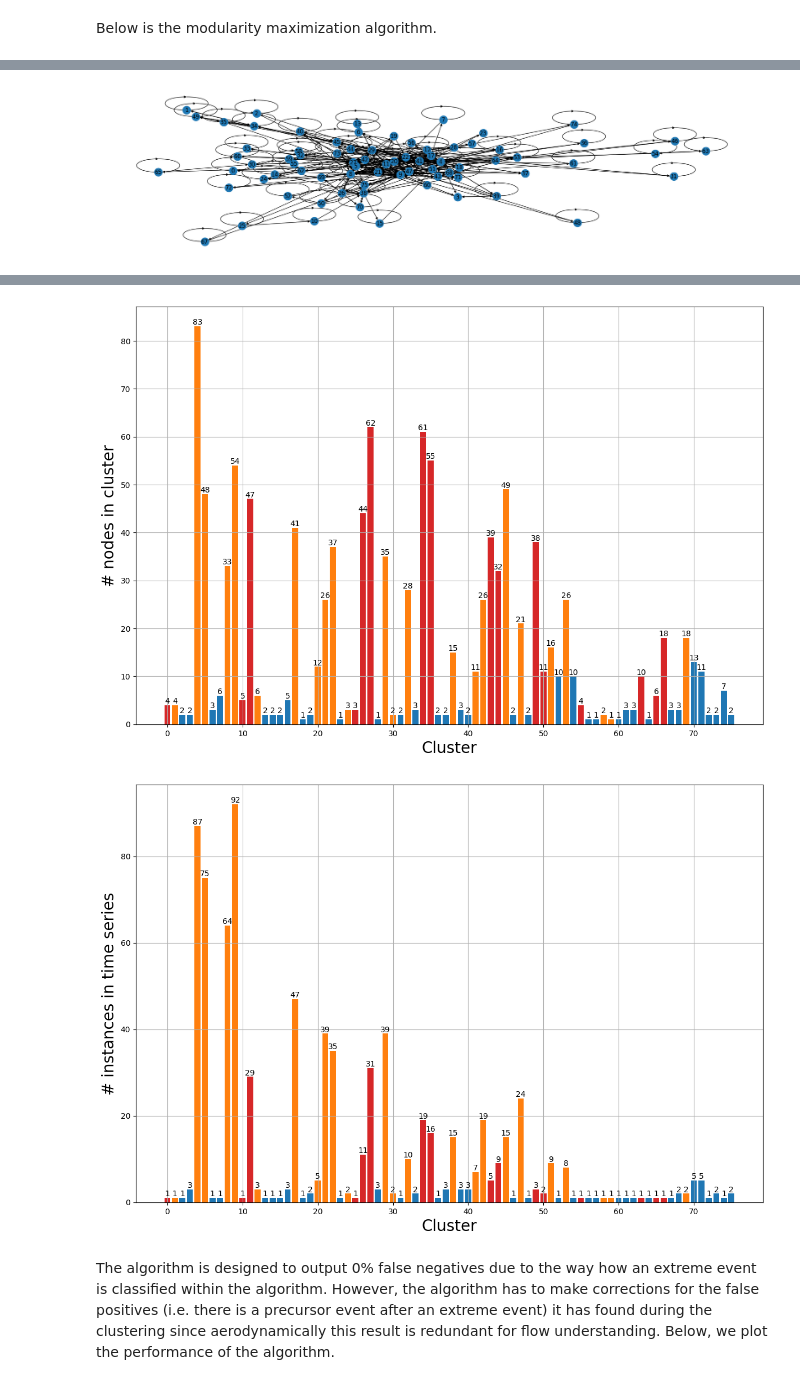
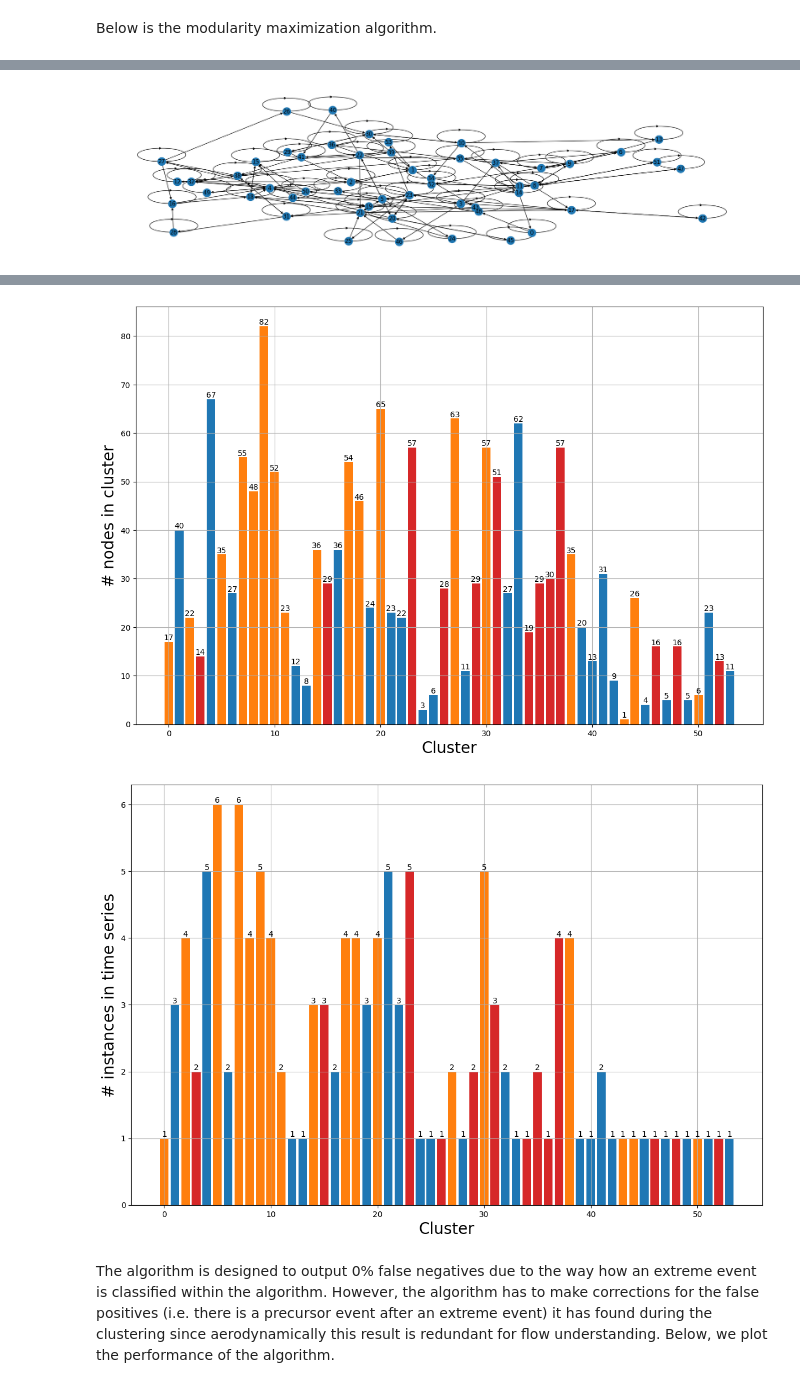
Before and after one commit to danaluca/TI3165TU-Capstone-Applied-AI, a Jupyter notebook: main/main.ipynb, the cells around one changed output, grey strips where cells are left out. Saved outputs shown, nothing was run; the diff lists cells and outputs as text; code cells hidden in the pictures.

Commit message:
Corrected for the numpy.concatination mistake

```diff
--- a/main/main.ipynb
+++ b/main/main.ipynb
@@ -152,11 +149,11 @@ u_k_test, u_d_test = calculate_energy(u)
 # %% [markdown]
 The method <code>calculate_energy(.)</code> calculates the energy per frame and not throughout the picture. Aerodynamically speaking, this is a wrong implementation of the energy calculation and we would need 1 quantity for the whole picture in general since it is an integral calculation. Therefore, we sum over all [nx, nx] dimensions so as to represent one time span with 1 kinetic and 1 dissipation rate parameter. We also tile the <code>numpy arrays</code> so that they can be concatenated with the latent dimensions afterwards.
 # %%
-u_k_test_actual = np.sum(u_k_test, axis=(1,2)).reshape(u_k_test.shape[0], 1, 1)
-u_d_test_actual = np.sum(u_d_test, axis=(1,2)).reshape(u_k_test.shape[0], 1, 1)
+u_k_test_actual = np.sum(u_k_test, axis=(1,2)).reshape(u_k_test.shape[0], 1)
+u_d_test_actual = np.sum(u_d_test, axis=(1,2)).reshape(u_k_test.shape[0], 1)
 
-u_k_test_actual_tiled = np.tile(u_k_test_actual, (1, 4, 1))
-u_d_test_actual_tiled = np.tile(u_d_test_actual, (1, 4, 1))
+# u_k_test_actual_tiled = np.tile(u_k_test_actual, (1, 4))
+# u_d_test_actual_tiled = np.tile(u_d_test_actual, (1, 4))
 
-print(f'This is the shape of u_k actual {u_k_test_actual_tiled.shape}')
-print(f'This is the shape of u_d actual {u_d_test_actual_tiled.shape}')
+# print(f'This is the shape of u_k actual {u_k_test_actual_tiled.shape}')
+# print(f'This is the shape of u_d actual {u_d_test_actual_tiled.shape}')
@@ -250,3 +233,12 @@ print(first_x)
+# %%
+concat_prev = None
+for i in first_x:
+    np_array = np.array([latent[:, i]]).reshape(latent.shape[0], 1)
+    if concat_prev is None:
+        concat_prev = np_array
+    else:
+        concat_prev = np.concatenate((concat_prev, np_array), axis=1)
+latent_reshaped_first_x = (concat_prev.reshape(latent_reshaped.shape[0], len(first_x)))
 # %% [markdown]
 ### Cluster Identification
 # %% [markdown]
@@ -304,31 +296,30 @@ x = np.append(Diss, I, axis=1)    # create matrix for specific parameters of the
 x = np.append(x, latent_reshaped_first_x, axis=1)
 
 # Normalizing the input for convergence
-#x_min = np.min(x, axis=0)
-#x_max = np.max(x, axis=0)
-#x = (x-x_min)/(x_max - x_min)
-#x_std = np.std(x, ddof=1, axis=0)
+# x_mean = np.mean(x[:, :2], axis=0)
+# x_std = np.std(x[:, :2], ddof=1, axis=0)
+# x[:, :2] = (x[:, :2] - x_mean)/x_std
 
 
-t = t[:partition]
-x = x[:partition]
-extr_dim =[0,1] # Define the first two parameters (k and D) as the coordinates used to define extreme events
+t = t[500:partition]
+x = x[500:partition]
+extr_dim =[0, 1] # Define the first two parameters (k and D) as the coordinates used to define extreme events
 tol = 3#This means that the threshold is + tol*std higher than the mean
 print(f'This is the tolerance we are considering: {tol}')
 nr_dev = tol #1.4 #float for the threshold value
 
 # Number of tessellation sections per phase space dimension
-M = 10 #use smaller numbers to control the size of the matrix
+M = 10 #use smaller numbers to control the size of the matrix #10
 
 plotting = True
-min_clusters = len(x)
+min_clusters = len(x)/2
 max_it = 1
 
 # Tessellating and clustering loop
 clusters, D, P = extreme_event_identification_process(t,x,M,extr_dim,"kolmogorov_kD", min_clusters, max_it, 'backwards', nr_dev,plotting, False) #changed classic to backwards
 
 # Calculate the statistics of the identified clusters
-min_prob, min_time = calculate_statistics(extr_dim, clusters, P, T)
+min_prob, min_time = calculate_statistics(extr_dim, clusters, P, len(t))
 plt.show()
 
 # Check on "new" data series
@@ -367 +358 @@ Total number of new communities:  76
-[figure, old version]
+[figure, new version]
@@ -375,5 +366,5 @@ Total number of new communities:  76
-[figure, old version]
+[figure, new version]
-[figure, old version]
+[figure, new version]
 # %% [markdown]
 The algorithm is designed to output 0% false negatives due to the way how an extreme event is classified within the algorithm. However, the algorithm has to make corrections for the false positives (i.e. there is a precursor event after an extreme event) it has found during the clustering since aerodynamically this result is redundant for flow understanding. Below, we plot the performance of the algorithm.
 # %%
```
Also changed, not shown: parts of 18 cells of this notebook, 8 other files.
